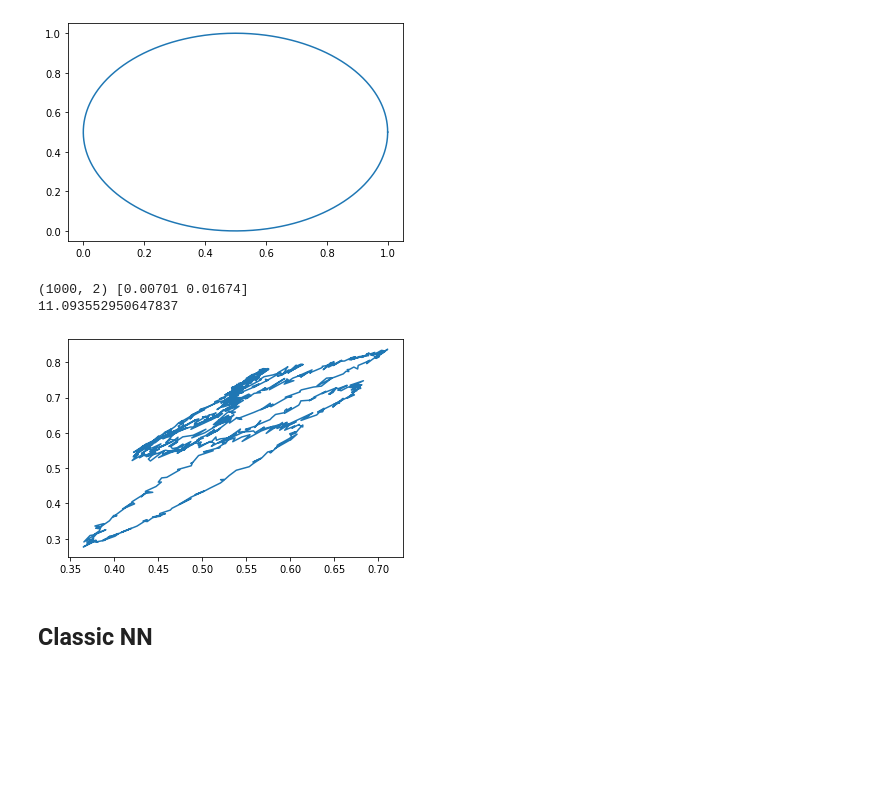
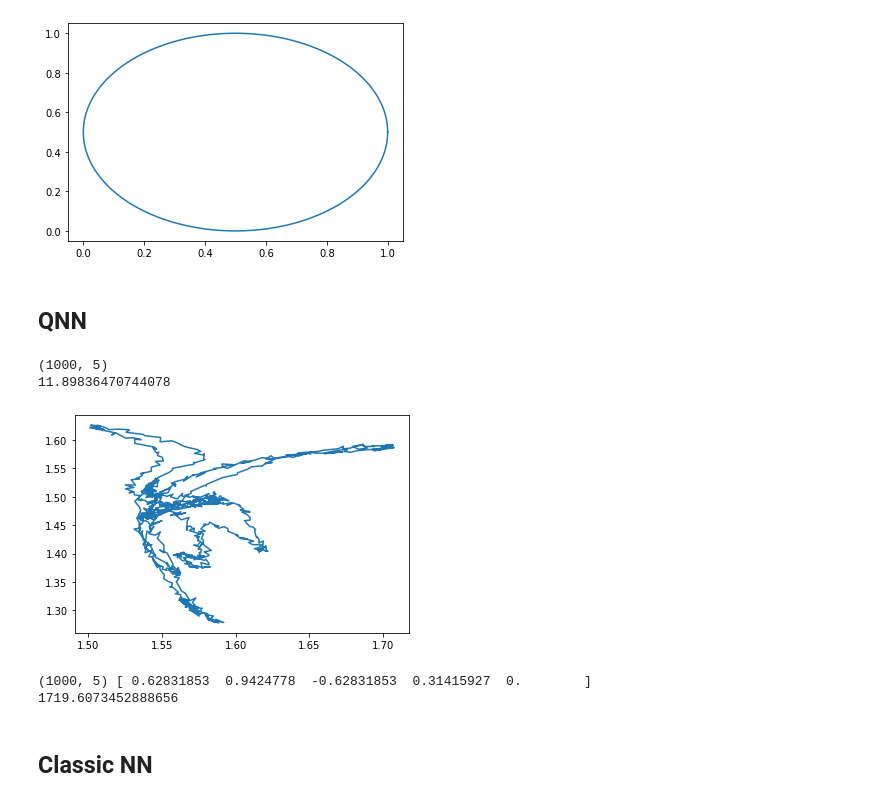
Before and after one commit to KristianWold/Thesis, a Jupyter notebook: notebooks/Expressivity.ipynb, the cells around one changed output. Drawn from its saved outputs; the diff is of its cells as text; code cells hidden in the pictures; blank space fills up the shorter version.

Commit message:
Add save/load possibility for model

```diff
--- a/notebooks/Expressivity.ipynb
+++ b/notebooks/Expressivity.ipynb
@@ -48,17 +34,43 @@ plt.plot(x[:,0], x[:,1])
 plt.show()
 # %% [output]
 [figure]
+# %% [markdown]
+## QNN
+# %%
+np.random.seed(42)
+backend = Aer.get_backend('qasm_simulator')
+
+layer1 = QLayer(n_qubits=2, n_features=2, n_targets=5, encoder=Encoder(), ansatz=Ansatz(), reps=1, scale=np.pi, backend=backend, shots=1000000)
+layer2 = QLayer(n_qubits=5, n_features=5, n_targets=5, encoder=Encoder(), ansatz=Ansatz(), reps=1, scale=np.pi, backend=backend, shots=1000000)
+layer3 = QLayer(n_qubits=5, n_features=5, n_targets=5, encoder=Encoder(), ansatz=Ansatz(), reps=1, scale=np.pi, backend=backend, shots=1000000)
+layer4 = QLayer(n_qubits=5, n_features=5, n_targets=5, encoder=Encoder(), ansatz=Ansatz(), reps=1, scale=np.pi, backend=backend, shots=1000000)
+layer5 = QLayer(n_qubits=5, n_features=5, n_targets=5, encoder=Encoder(), ansatz=Ansatz(), reps=1, scale=np.pi, backend=backend, shots=1000000)
+
+
+layers = [layer1, layer2, layer3, layer4, layer5]
+
+optimizer = Adam()
+network = NeuralNetwork(layers, optimizer)
 # %%
-x_trans = network.predict(x)
+x_trans = network.predict(x, verbose=True)
+network.save(data_path("network_expressivity_5_nodes"))
-# %% [output]
-(1000, 2) [0.00701 0.01674]
-11.093552950647837
 # %%
+x_trans = network.a[-1]
+print(x_trans.shape)
 print(trajectory_length(x_trans))
 plt.plot(x_trans[:,0], x_trans[:,1])
 plt.show()
 # %% [output]
+(1000, 5)
+11.89836470744078
-[figure, old version]
+[figure, new version]
+# %%
+network_load = loader(data_path("network_expressivity_5_nodes"))
+x_trans = network_load.a[-1]
+print(trajectory_length(x_trans))
+# %% [output]
+(1000, 5) [ 0.62831853  0.9424778  -0.62831853  0.31415927  0.        ]
+1719.6073452888656
 # %% [markdown]
 ## Classic NN
 # %%
```
Also changed, not shown: parts of 6 cells of this notebook, 7 other files.
